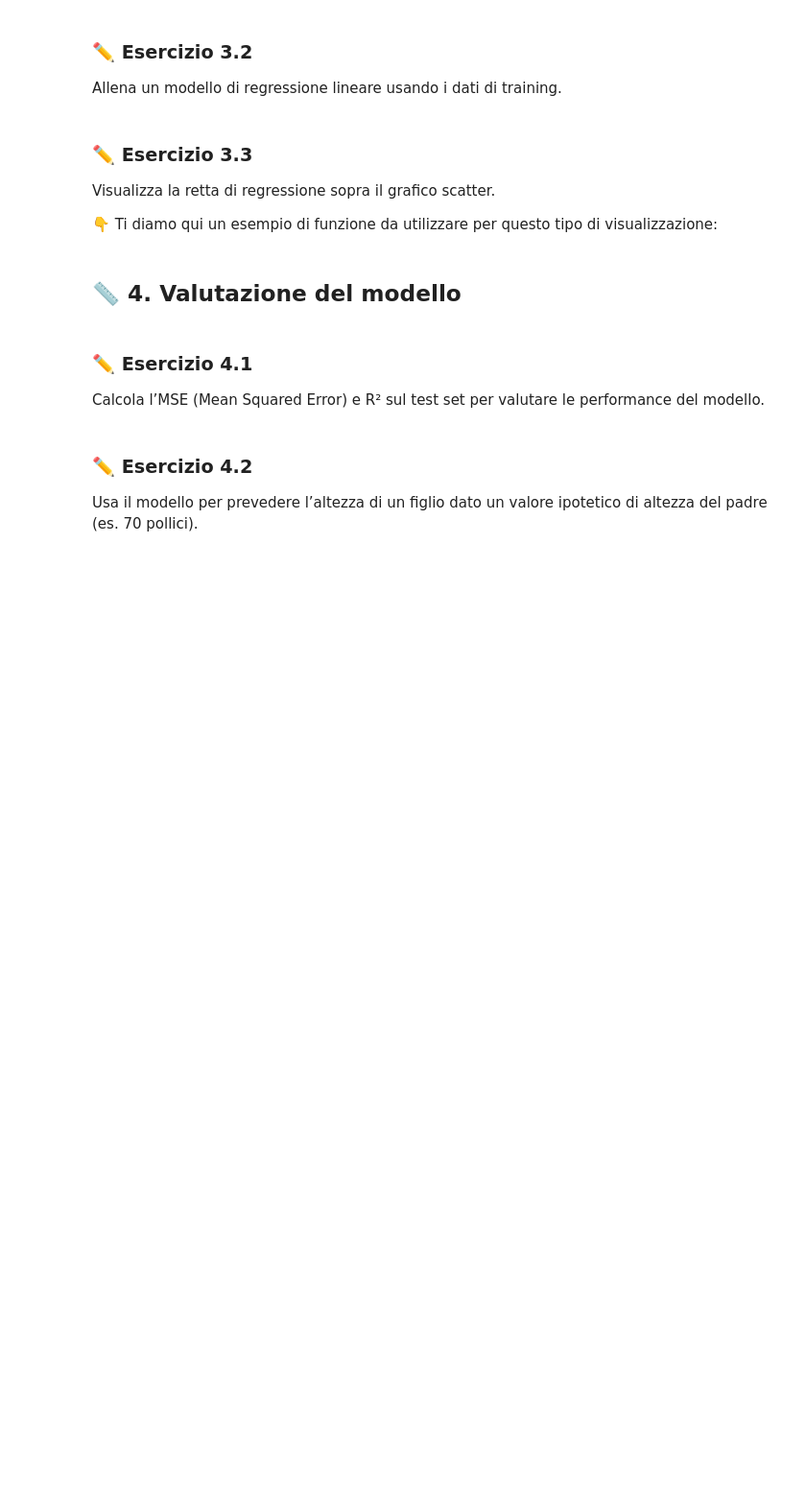
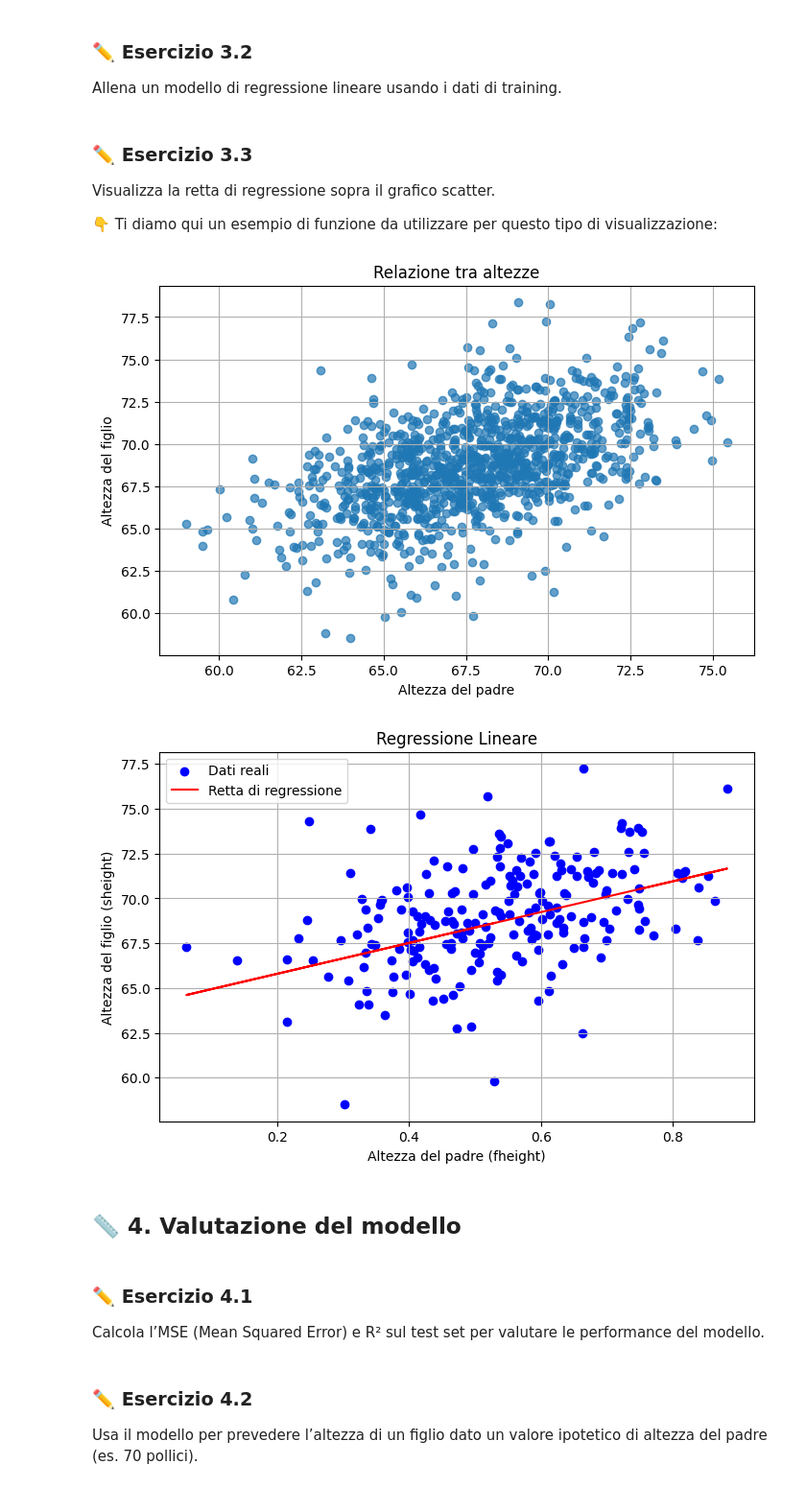
Before and after one commit to melox9000/ia, a Jupyter notebook: Regressione_Lineare_Altezze.ipynb, the cells around one changed output. Shown: that part at 96% size. Saved outputs shown, nothing was run; the diff lists cells and outputs as text; code cells hidden in the pictures; blank space fills up the shorter version.

```diff
--- a/Regressione_Lineare_Altezze.ipynb
+++ b/Regressione_Lineare_Altezze.ipynb
@@ -149,3 +172,22 @@ plt.show()
 Dividi il dataset in un training set (80%) e un test set (20%).
 # %%
 # Esercizio 3.1
+from sklearn.model_selection import train_test_split
+from sklearn.linear_model import LinearRegression
+from sklearn.metrics import mean_squared_error, root_mean_squared_error
+x=dataframe.drop(columns=["sheight"])
+y=dataframe[["sheight"]]
+x_train, x_test, y_train, y_test = train_test_split(x,y,test_size=0.2)
+print(x_train.shape)
+print(x_test.shape)
+scaler = MinMaxScaler()
+scaler.fit(x_train)
+x_train=scaler.transform(x_train)
+x_test=scaler.transform(x_test)
+model=LinearRegression()
+model.fit(x_train,y_train)
+print("Intercetta", model.intercept_)
+print("Coefficiente Angolare", model.coef_)
+y_pred=model.predict(x_test)
+mse=root_mean_squared_error(y_test,y_pred)
+print(mse)
@@ -162,18 +210,24 @@ Visualizza la retta di regressione sopra il grafico scatter.
 # %%
 import matplotlib.pyplot as plt
 import numpy as np
 
 def plot_regression_line(x, y, model):
     plt.figure(figsize=(8, 5))
     plt.scatter(x, y, color='blue', label='Dati reali')
     predicted = model.predict(np.array(x).reshape(-1, 1))
     plt.plot(x, predicted, color='red', label='Retta di regressione')
     plt.xlabel("Altezza del padre (fheight)")
     plt.ylabel("Altezza del figlio (sheight)")
     plt.title("Regressione Lineare")
     plt.legend()
     plt.grid(True)
     plt.show()
+
+plot_scatter(dataframe, "fheight", "sheight", "Altezza del padre", "Altezza del figlio", "Relazione tra altezze")
+plot_regression_line(x_test, y_test, model)
+# %% [output]
+[figure, added]
+[figure, added]
 # %% [markdown]
 ## 📏 4. Valutazione del modello
 # %% [markdown]
```
Also changed, not shown: parts of 4 cells of this notebook.
